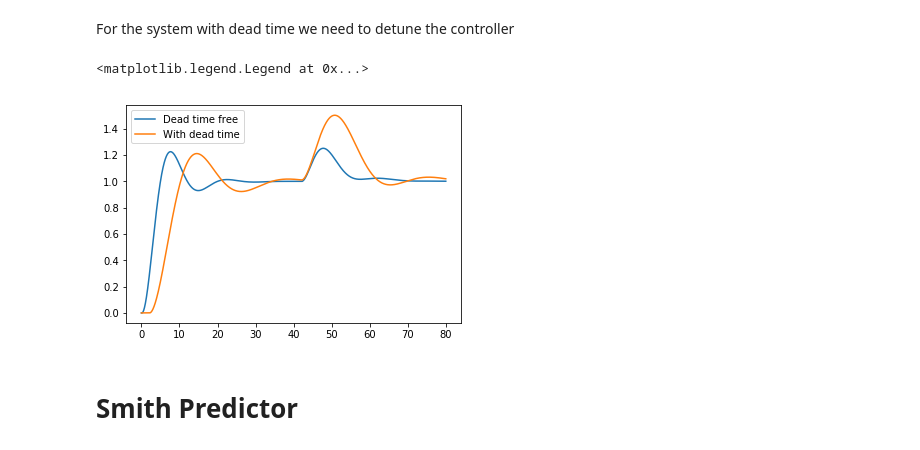
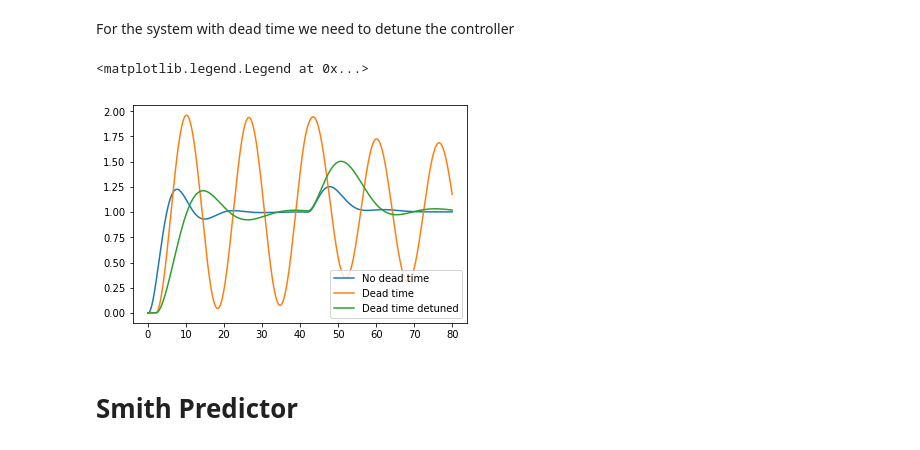
Before and after one commit to alchemyst/Dynamics-and-Control, a Jupyter notebook: 2_Control/5_Advanced_control_methods/Dead time compensation.ipynb, the cells around one changed output. Cells and saved outputs as stored; diff of their text form; code cells hidden in the pictures.

Commit message:
Use dictionary instead of list for output

```diff
--- a/2_Control/5_Advanced_control_methods/Dead time compensation.ipynb
+++ b/2_Control/5_Advanced_control_methods/Dead time compensation.ipynb
@@ -45,20 +45,22 @@ Gc2 = blocksim.PI('Gc', 'e', 'p',
 # %%
 Gd = Gp('Gd', 'd', 'yd', 2)
 # %%
-diagrams = [blocksim.Diagram([Gp1, Gc1, Gd], sums, inputs),
-            blocksim.Diagram([Gp2, Gc2, Gd], sums, inputs)]
+diagrams = {'No dead time': blocksim.Diagram([Gp1, Gc1, Gd], sums, inputs),
+            'Dead time': blocksim.Diagram([Gp2, Gc1, Gd], sums, inputs),
+            'Dead time detuned': blocksim.Diagram([Gp2, Gc2, Gd], sums, inputs)
+           }
 # %%
 ts = numpy.linspace(0, 80, 2000)
 # %%
-outputs = []
+outputs = {}
 # %%
-for diagram in diagrams:
-    outputs.append(diagram.simulate(ts))
-    plt.plot(ts, outputs[-1]['y'])
-plt.legend(['Dead time free', 'With dead time'])
+for description, diagram in diagrams.items():
+    lastoutput = outputs[description] = diagram.simulate(ts)
+    plt.plot(ts, lastoutput['y'], label=description)
+plt.legend()
 # %% [output]
 <matplotlib.legend.Legend at 0x...>
-[figure, old version]
+[figure, new version]
 # %% [markdown]
 # Smith Predictor
 # %% [markdown]
```
Also changed, not shown: parts of 4 cells of this notebook.
